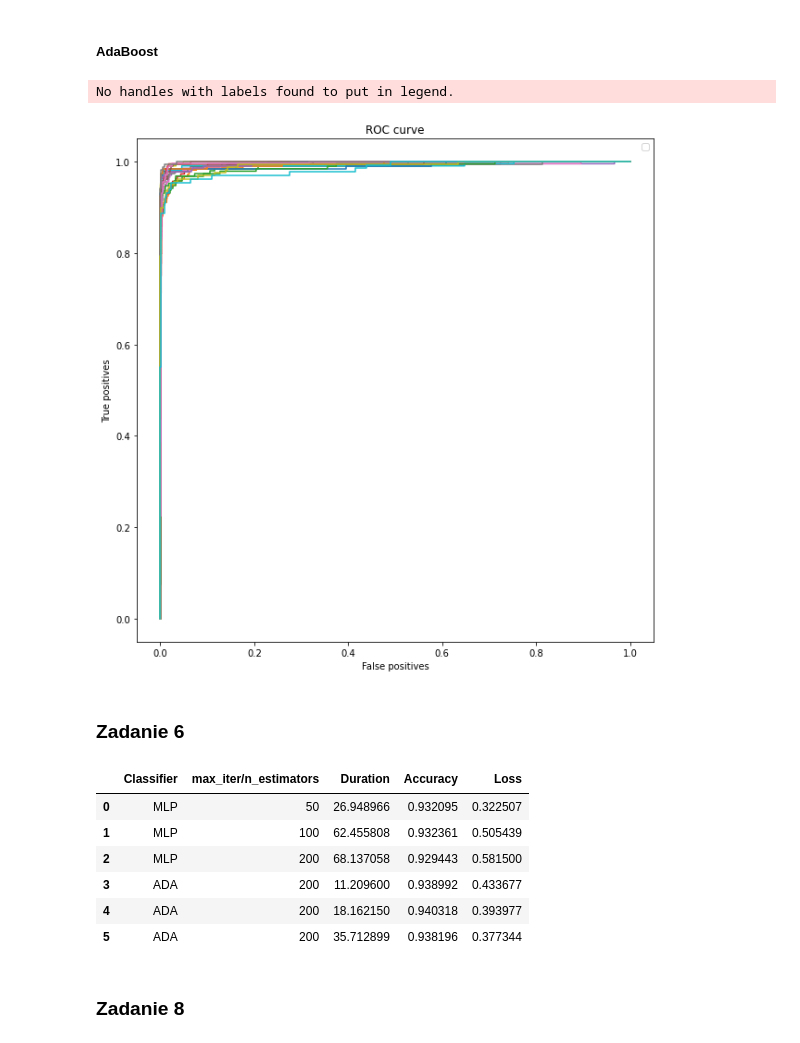
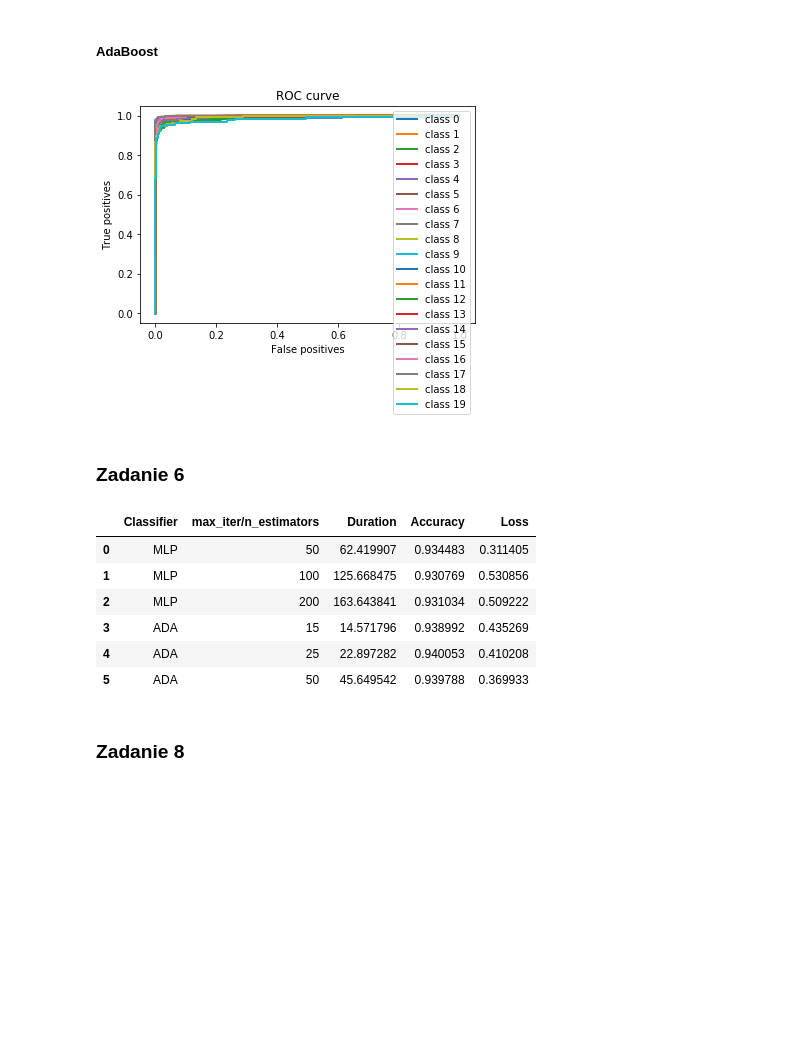
Before and after one commit to pszemkor/ML-AdaBoost-NN-comparison, a Jupyter notebook: ML-proj.ipynb, the cells around one changed output. Drawn from its saved outputs; the diff is of its cells as text; code cells hidden in the pictures; blank space fills up the shorter version.

Commit message:
Add labels to roc graph

```diff
--- a/ML-proj.ipynb
+++ b/ML-proj.ipynb
@@ -295,15 +295,14 @@ plt.show()
 # %%
 for i in range(n):
     fpr, tpr, _ = roc_curve(Y_test_bin[:, i], ada_pred[:, i])
-    plt.plot(fpr, tpr)
+    plt.plot(fpr, tpr, lw=2, label='class {}'.format(i))
 plt.xlabel("False positives")
 plt.ylabel("True positives")
 plt.legend(loc="best")
 plt.title("ROC curve")
 plt.show()
 # %% [output]
-No handles with labels found to put in legend.
-[figure, old version]
+[figure, new version]
 # %% [markdown]
 ### Zadanie 6
 # %%
@@ -330,18 +329,18 @@ for iters in mlp_iters:
 
 for estimators in ada_estimators:
     ada_clf = create_ada(estimators)
-    test_classifier_with_parameter('ADA', ada_clf, iters)
+    test_classifier_with_parameter('ADA', ada_clf, estimators)
 
 frame = pd.DataFrame(results, columns=['Classifier','max_iter/n_estimators','Duration','Accuracy','Loss'])
 frame
 # %% [output]
 |  | Classifier | max_iter/n_estimators | Duration | Accuracy | Loss |
-| 0 | MLP | 50 | 26.948966 | 0.932095 | 0.322507 |
-| 1 | MLP | 100 | 62.455808 | 0.932361 | 0.505439 |
-| 2 | MLP | 200 | 68.137058 | 0.929443 | 0.581500 |
-| 3 | ADA | 200 | 11.209600 | 0.938992 | 0.433677 |
-| 4 | ADA | 200 | 18.162150 | 0.940318 | 0.393977 |
-| 5 | ADA | 200 | 35.712899 | 0.938196 | 0.377344 |
+| 0 | MLP | 50 | 62.419907 | 0.934483 | 0.311405 |
+| 1 | MLP | 100 | 125.668475 | 0.930769 | 0.530856 |
+| 2 | MLP | 200 | 163.643841 | 0.931034 | 0.509222 |
+| 3 | ADA | 15 | 14.571796 | 0.938992 | 0.435269 |
+| 4 | ADA | 25 | 22.897282 | 0.940053 | 0.410208 |
+| 5 | ADA | 50 | 45.649542 | 0.939788 | 0.369933 |
 # %% [markdown]
 ### Zadanie 8
 # %%
```
Also changed, not shown: parts of 1 cell of this notebook.
